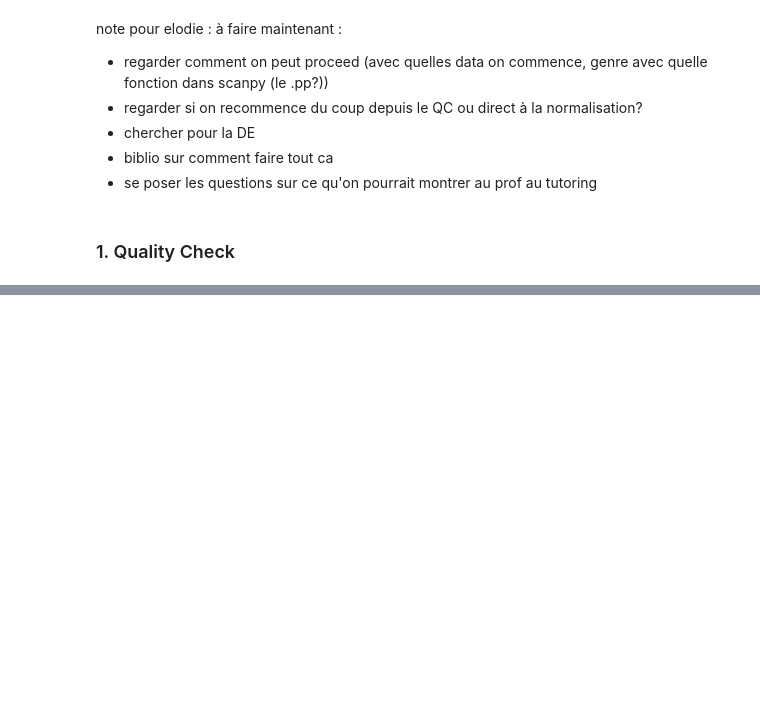
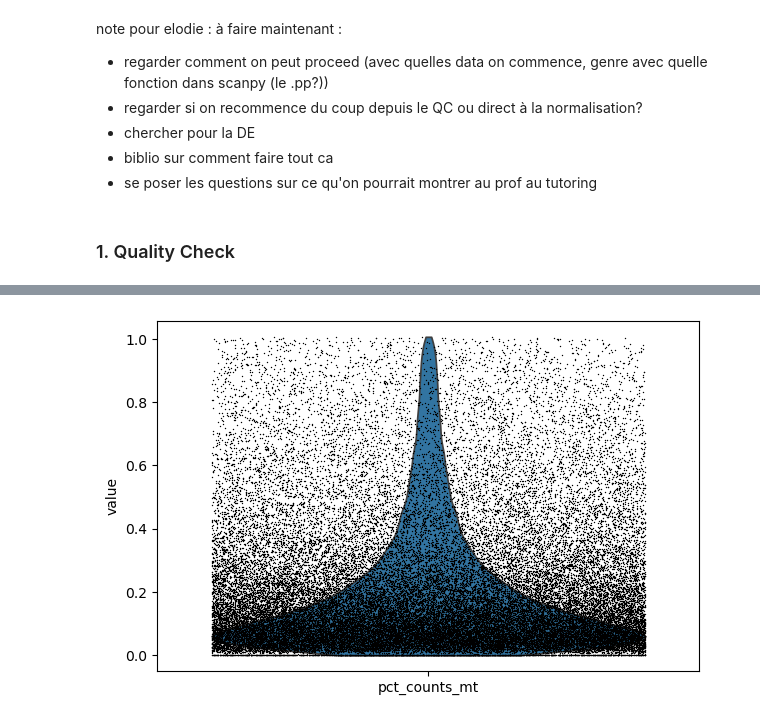
Before and after one commit to elodiehusson/transcriptomics-code, a Jupyter notebook: visualiser 60k cells.ipynb, the cells around one changed output, grey strips where cells are left out. Drawn from its saved outputs; the diff is of its cells as text; code cells hidden in the pictures; blank space fills up the shorter version.

```diff
--- a/visualiser 60k cells.ipynb
+++ b/visualiser 60k cells.ipynb
@@ -127,0 +137,31 @@ sc.pl.violin(adata, ['n_genes', 'n_counts'], jitter=0.4)
+# %%
+# counts the number of mitochondrial genes
+mito_genes = adata.var['gene_name'].str.startswith("MT-")
+mito_genes.sum()
+
+# indicate which genes are mitochondrial
+adata.var["mt"] = mito_genes
+
+# Calculate QC metrics including the percentage of mitochondrial genes and add them to adata.obs
+sc.pp.calculate_qc_metrics(
+    adata,
+    qc_vars=["mt"],
+    inplace=True
+)
+# %%
+sc.pl.violin(
+    adata,
+    keys='pct_counts_mt',
+    jitter=0.4,
+    rotation=0,
+    stripplot=True,
+    show=True
+)
+
+# data was already filtered on pct_counts_mt
+# it's weird because even before the filtering there was no cell with >10%.
+# They must have been filtered before
+# I still keep the line just in case
+adata = adata[adata.obs['pct_counts_mt'] < 10, :]
+# %% [output]
+[figure, added]
```
Also changed, not shown: parts of 10 cells of this notebook.
